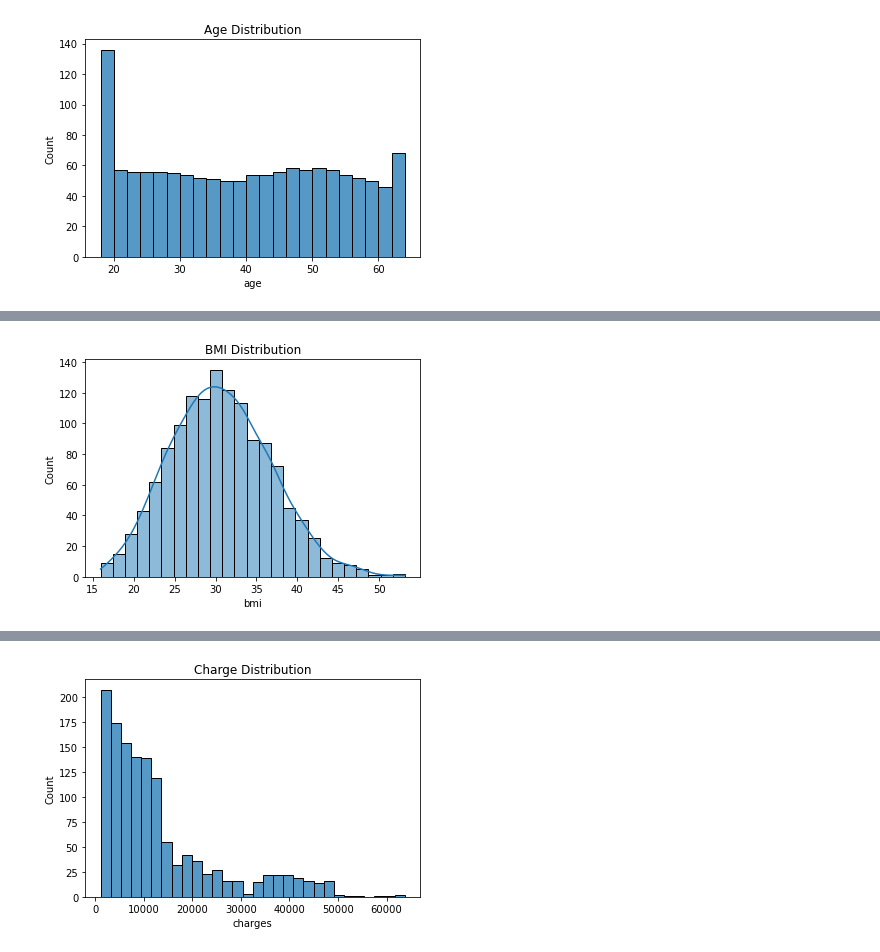
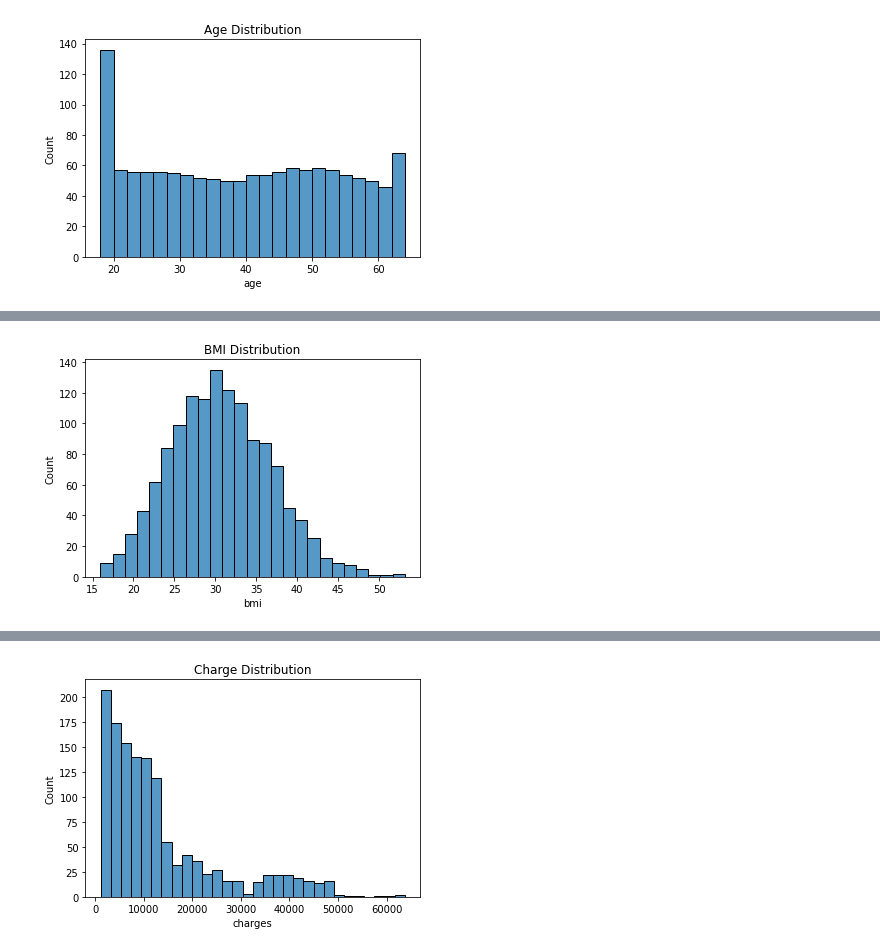
Before and after one commit to AvinashBisram/Machine-Learning, a Jupyter notebook: Linear Regression/Insurance Cost Multiple LinReg.ipynb, the cells around one changed output, grey strips where cells are left out. Cells and saved outputs as stored; diff of their text form; code cells hidden in the pictures.

```diff
--- a/Linear Regression/Insurance Cost Multiple LinReg.ipynb
+++ b/Linear Regression/Insurance Cost Multiple LinReg.ipynb
@@ -237,14 +237,14 @@ plt.show()
 # %%
 # Visualizing the distribution of bmi
 
 plt.title('BMI Distribution')
-sns.histplot(x=raw['bmi'], kde=True)
+sns.histplot(x=raw['bmi'])
 plt.show()
 
 # The data-type of this column is 'float' so we know this feature represents continuous quantitative data.
 # By drawing the Kernel-Density Estimation (KDE), we can see the values are normally distributed.
 # %% [output]
-[figure, old version]
+[figure, new version]
 # %%
 # Visualizing the distribution of children
 
```
Also changed, not shown: parts of 24 cells of this notebook, 3 other files.
